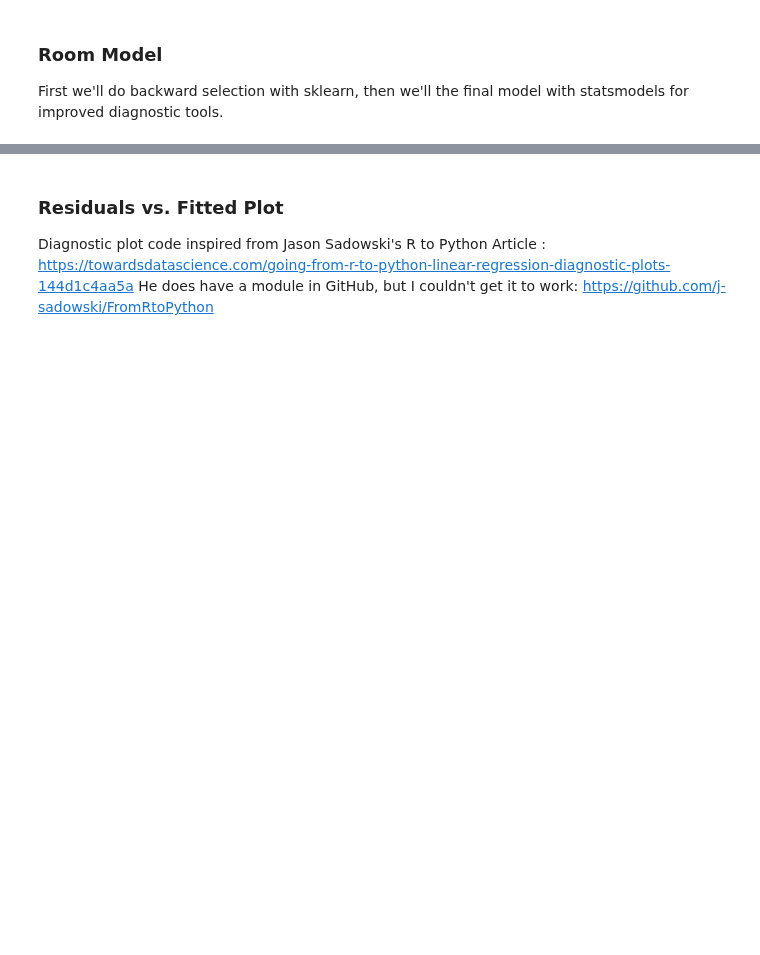
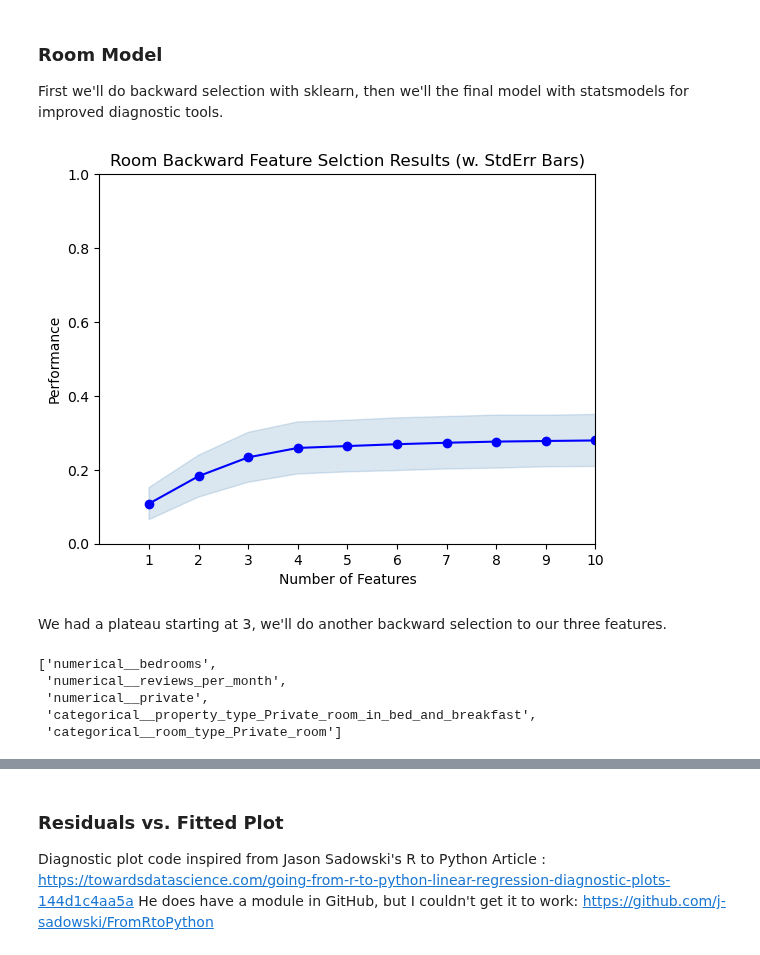
Before and after one commit to nlee98/ADS-599_Capstone_Project, a Jupyter notebook: Code Library/3_Modeling.ipynb, the cells around one changed output, grey strips where cells are left out. Saved outputs shown, nothing was run; the diff lists cells and outputs as text; code cells hidden in the pictures; blank space fills up the shorter version.

Commit message:
Regression tuning

```diff
--- a/Code Library/3_Modeling.ipynb
+++ b/Code Library/3_Modeling.ipynb
@@ -154,3 +160,25 @@ Since we do not have too many training features, it will be better to use backwa
 # %% [markdown]
 ### Room Model
 First we'll do backward selection with sklearn, then we'll the final model with statsmodels for improved diagnostic tools.
+# %%
+# Train the sklearn backward selected model
+room_sbs = SFS(linear_model.LinearRegression(),
+               k_features=1,
+               forward=False,
+               floating=False,
+               cv = 5,
+               n_jobs=-1,
+               scoring='r2')
+
+
+room_back_reg = room_sbs.fit(room_train_X, room_train_y)
+# %%
+from matplotlib.pyplot import figure
+plot_sfs(room_sbs.get_metric_dict(), kind='std_err')
+plt.ylim([0,1])
+plt.xlim([0,10])
+plt.title('Room Backward Feature Selction Results (w. StdErr Bars)');
+# %% [output]
+[figure, added]
+# %% [markdown]
+We had a plateau starting at 3, we'll do another backward selection to our three features.
@@ -156,0 +195,9 @@ First we'll do backward selection with sklearn, then we'll the final model with
+# %%
+selected_cols = list(room_back_reg.k_feature_names_)
+selected_cols
+# %% [output]
+['numerical__bedrooms',
+ 'numerical__reviews_per_month',
+ 'numerical__private',
+ 'categorical__property_type_Private_room_in_bed_and_breakfast',
+ 'categorical__room_type_Private_room']
```
Also changed, not shown: parts of 14 cells of this notebook.
